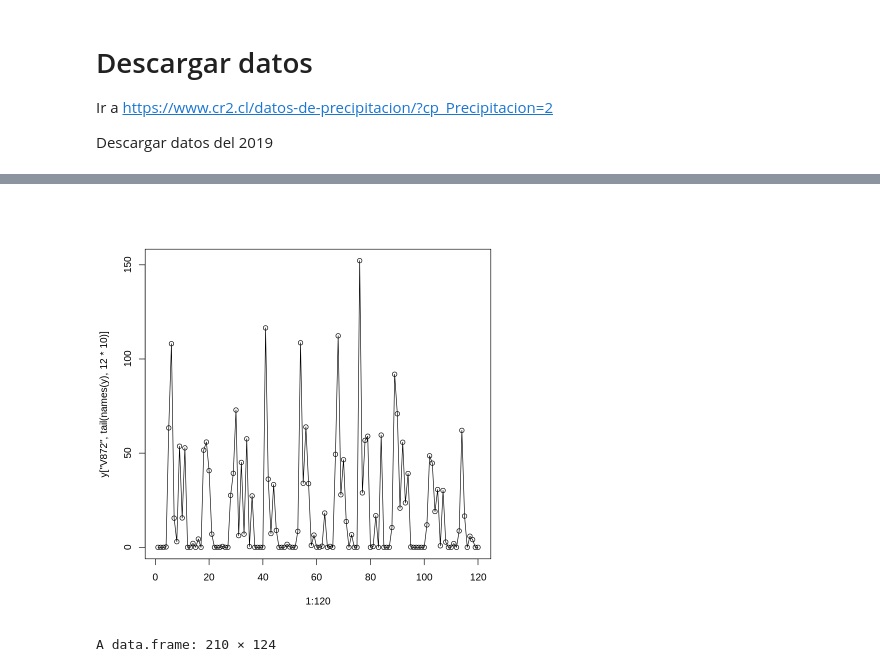
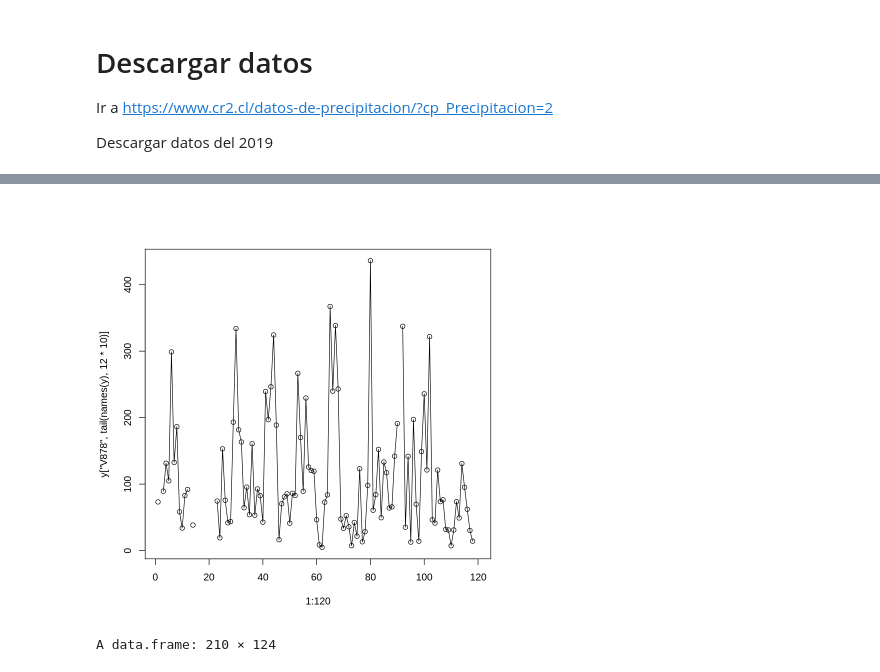
Before and after one commit to JDConejeros/Gestion-De-Datos-en-R, a Jupyter notebook: Taller_4.ipynb, the cells around one changed output, grey strips where cells are left out. Drawn from its saved outputs; the diff is of its cells as text; code cells hidden in the pictures.

```diff
--- a/Taller_4.ipynb
+++ b/Taller_4.ipynb
@@ -292,8 +335,8 @@ ERROR: ignored
 # %%
-plot(1:120,y["V872",tail(names(y), 12*10)])
-lines(1:120,y["V872",tail(names(y), 12*10)])
+plot(1:120,y["V878",tail(names(y), 12*10)])
+lines(1:120,y["V878",tail(names(y), 12*10)])
 # %% [output]
-[figure, old version]
+[figure, new version]
 # %%
 y10 %>%
   mutate(count = rowSums(is.na(y10)))%>%
```
Also changed, not shown: parts of 14 cells of this notebook.
